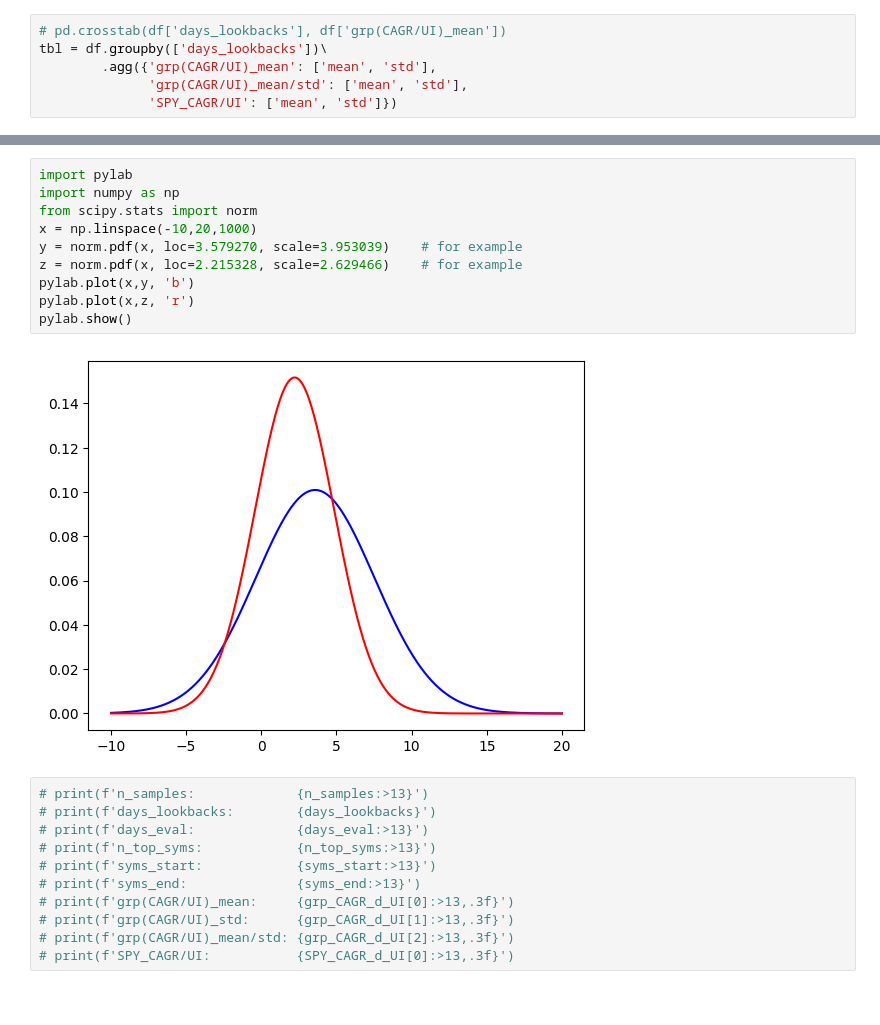
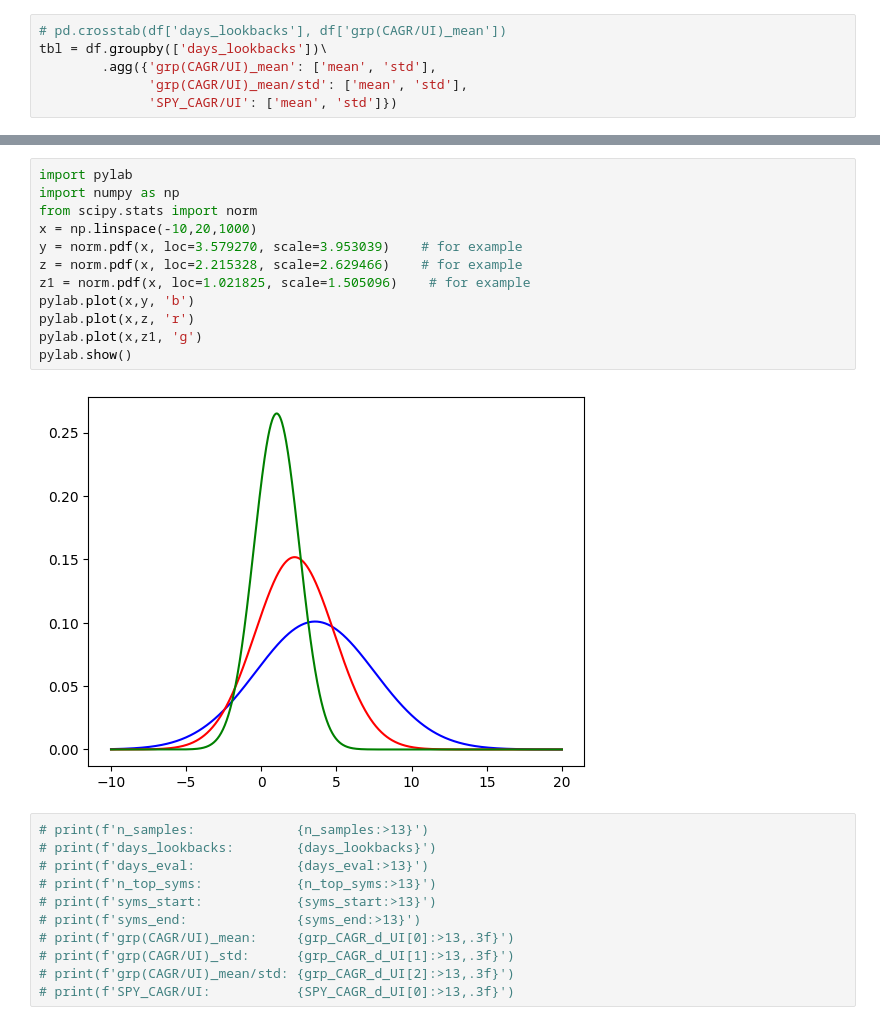
Before and after one commit to pympk/py379, a Jupyter notebook: yf_7.ipynb, the cells around one changed output, grey strips where cells are left out. Saved outputs shown, nothing was run; the diff lists cells and outputs as text.

```diff
--- a/yf_7.ipynb
+++ b/yf_7.ipynb
@@ -306,15 +326,17 @@ tbl
 # %%
 import pylab
 import numpy as np
 from scipy.stats import norm
 x = np.linspace(-10,20,1000)
 y = norm.pdf(x, loc=3.579270, scale=3.953039)    # for example
 z = norm.pdf(x, loc=2.215328, scale=2.629466)    # for example
+z1 = norm.pdf(x, loc=1.021825, scale=1.505096)    # for example
 pylab.plot(x,y, 'b')
 pylab.plot(x,z, 'r')
+pylab.plot(x,z1, 'g')
 pylab.show()
 # %% [output]
-[figure, old version]
+[figure, new version]
 # %%
 # print(f'n_samples:             {n_samples:>13}')
 # print(f'days_lookbacks:        {days_lookbacks}')
```
Also changed, not shown: parts of 9 cells of this notebook, 3 other files.
